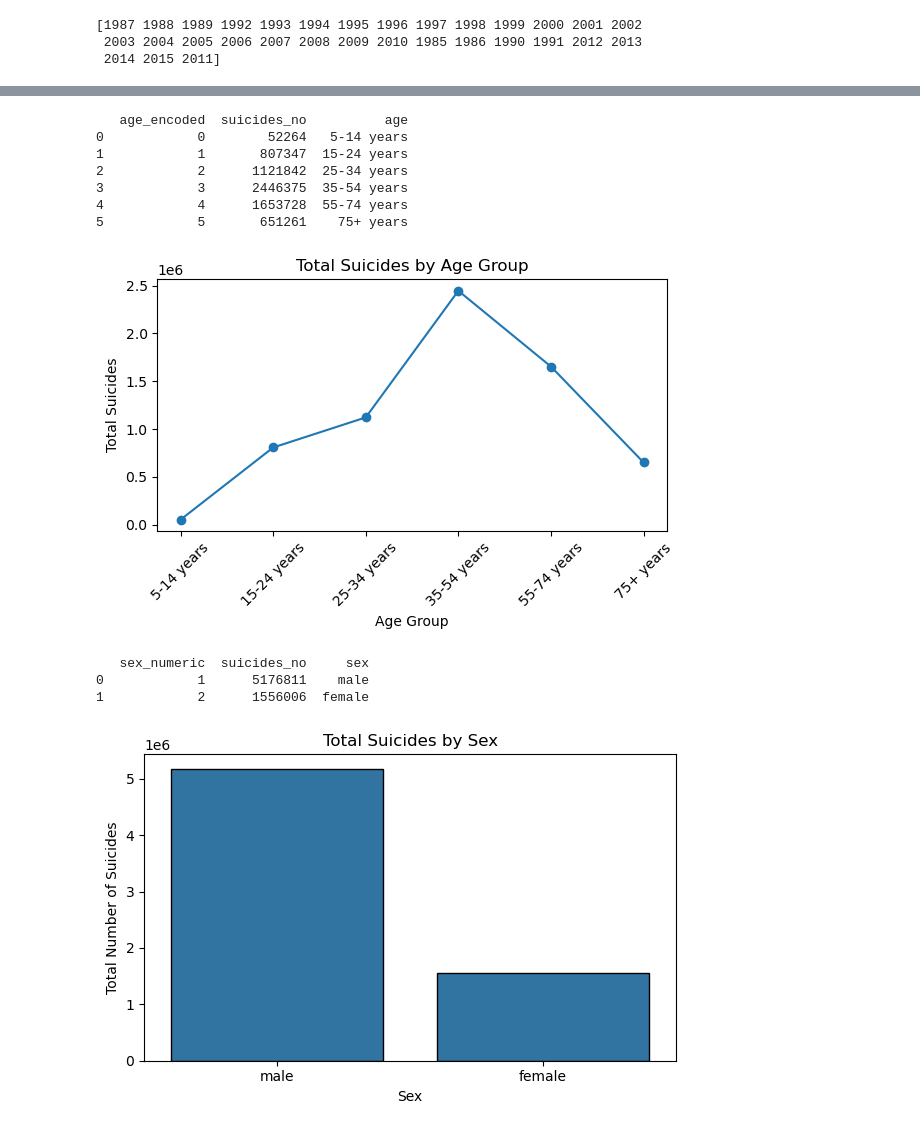
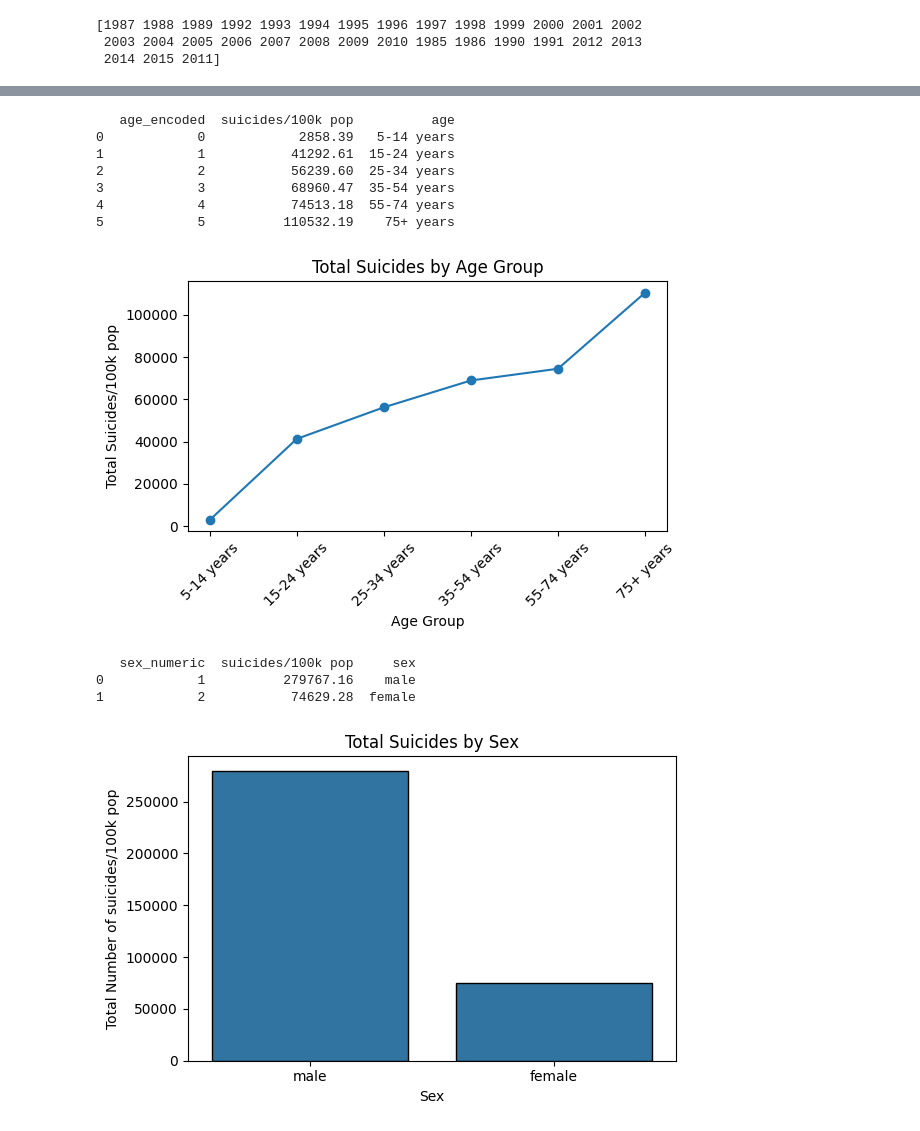
Before and after one commit to LukasRonberg/BIExam, a Jupyter notebook: suicide.ipynb, the cells around one changed output, grey strips where cells are left out. Drawn from its saved outputs; the diff is of its cells as text; code cells hidden in the pictures.

Commit message:
ændret suicide total population til sucide 100k/pop

```diff
--- a/suicide.ipynb
+++ b/suicide.ipynb
@@ -273,6 +273,6 @@ plt.show()
 # %%
 # Age encoded gav ikke et helt forventet resultat, så vi laver et nyt plot for at se den rigtige korrelation
-age_totals = df.groupby('age_encoded', as_index=False)['suicides_no'].sum()
+age_totals = df.groupby('age_encoded', as_index=False)['suicides/100k pop'].sum()
 
 # Map back to labels for plotting
 age_totals['age'] = age_totals['age_encoded'].map(
@@ -283,45 +283,45 @@ print(age_totals)
 
 # Plot the relationship
 plt.figure(figsize=(6,4))
-plt.plot(age_totals['age_encoded'], age_totals['suicides_no'], marker='o')
+plt.plot(age_totals['age_encoded'], age_totals['suicides/100k pop'], marker='o')
 plt.xticks(age_totals['age_encoded'], age_totals['age'], rotation=45)
 plt.xlabel('Age Group')
-plt.ylabel('Total Suicides')
+plt.ylabel('Total Suicides/100k pop')
 plt.title('Total Suicides by Age Group')
 plt.tight_layout()
 plt.show()
 # %% [output]
-   age_encoded  suicides_no          age
-0            0        52264   5-14 years
-1            1       807347  15-24 years
-2            2      1121842  25-34 years
-3            3      2446375  35-54 years
-4            4      1653728  55-74 years
-5            5       651261    75+ years
+   age_encoded  suicides/100k pop          age
+0            0            2858.39   5-14 years
+1            1           41292.61  15-24 years
+2            2           56239.60  25-34 years
+3            3           68960.47  35-54 years
+4            4           74513.18  55-74 years
+5            5          110532.19    75+ years
-[figure, old version]
+[figure, new version]
 # %%
 # 1. Sørg for at sex_numeric findes
 df['sex_numeric'] = df['sex'].map({'male': 1, 'female': 2})
 
 # 2. Aggrér total suicider per køn
-sex_totals = df.groupby('sex_numeric', as_index=False)['suicides_no'].sum()
+sex_totals = df.groupby('sex_numeric', as_index=False)['suicides/100k pop'].sum()
 
 # 3. Map tal tilbage til labels
 sex_map = {1: 'male', 2: 'female'}
 sex_totals['sex'] = sex_totals['sex_numeric'].map(sex_map)
 
 print(sex_totals)
 
 
 plt.figure(figsize=(6,4))
-sns.barplot(data=sex_totals, x='sex', y='suicides_no', edgecolor='black')
+sns.barplot(data=sex_totals, x='sex', y='suicides/100k pop', edgecolor='black')
 plt.xlabel('Sex')
-plt.ylabel('Total Number of Suicides')
+plt.ylabel('Total Number of suicides/100k pop')
 plt.title('Total Suicides by Sex')
 plt.tight_layout()
 plt.show()
 # %% [output]
-   sex_numeric  suicides_no     sex
-0            1      5176811    male
-1            2      1556006  female
+   sex_numeric  suicides/100k pop     sex
+0            1          279767.16    male
+1            2           74629.28  female
-[figure, old version]
+[figure, new version]
```
Also changed, not shown: parts of 3 cells of this notebook.
